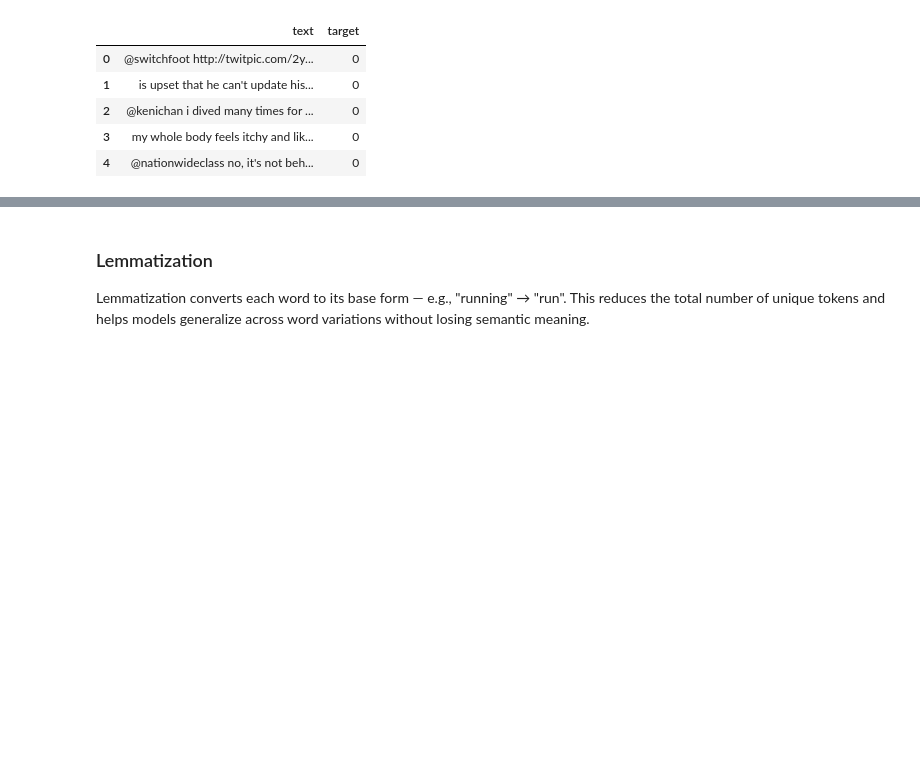
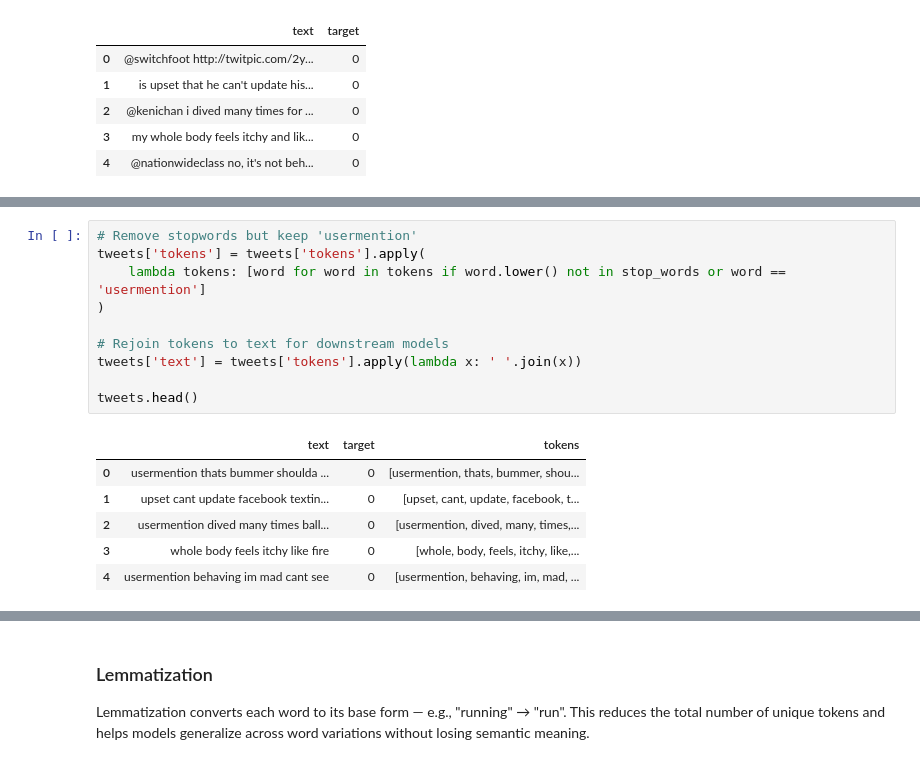
Before and after one commit to ariesslin/ie7500-g1-tweet-sentiment-nlp, a Jupyter notebook: scripts/2-Data-Preprocessing.ipynb, the cells around one changed output, grey strips where cells are left out. Drawn from its saved outputs; the diff is of its cells as text; blank space fills up the shorter version.

```diff
--- a/scripts/2-Data-Preprocessing.ipynb
+++ b/scripts/2-Data-Preprocessing.ipynb
@@ -169,0 +212,17 @@ stop_words.update(["''", "'", '``', '’', '“', '”','–', '—', '…', '..
+# %%
+# Remove stopwords but keep 'usermention'
+tweets['tokens'] = tweets['tokens'].apply(
+    lambda tokens: [word for word in tokens if word.lower() not in stop_words or word == 'usermention']
+)
+
+# Rejoin tokens to text for downstream models
+tweets['text'] = tweets['tokens'].apply(lambda x: ' '.join(x))
+
+tweets.head()
+# %% [output]
+|  | text | target | tokens |
+| 0 | usermention thats bummer shoulda ... | 0 | [usermention, thats, bummer, shou... |
+| 1 | upset cant update facebook textin... | 0 | [upset, cant, update, facebook, t... |
+| 2 | usermention dived many times ball... | 0 | [usermention, dived, many, times,... |
+| 3 | whole body feels itchy like fire | 0 | [whole, body, feels, itchy, like,... |
+| 4 | usermention behaving im mad cant see | 0 | [usermention, behaving, im, mad, ... |
```
Also changed, not shown: parts of 27 cells of this notebook, 3 other files.
